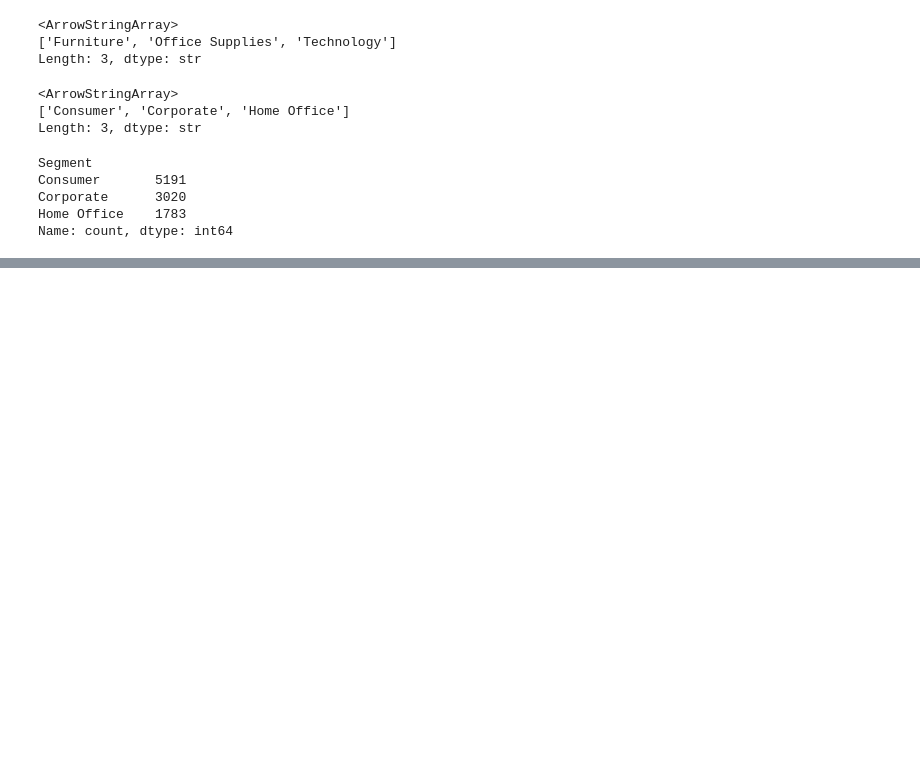
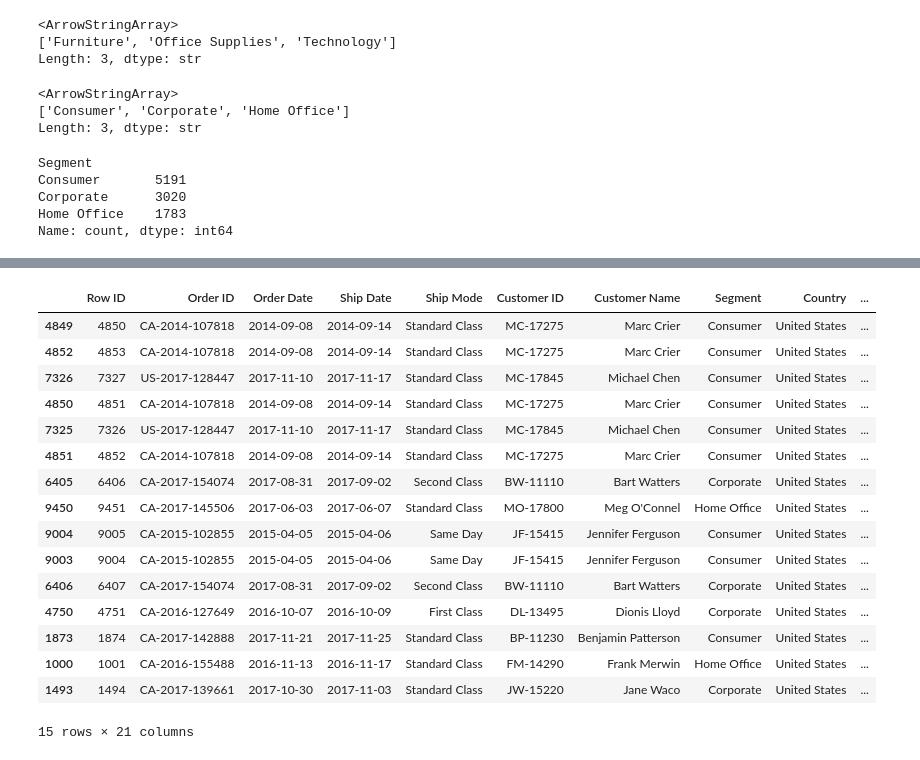
Before and after one commit to grishmamanchekar17-web/Python, a Jupyter notebook: Practice.ipynb, the cells around one changed output, grey strips where cells are left out. Cells and saved outputs as stored; diff of their text form; code cells hidden in the pictures; blank space fills up the shorter version.

Commit message:
pandas-df

```diff
--- a/Practice.ipynb
+++ b/Practice.ipynb
@@ -2005,0 +2025,6 @@ Name: count, dtype: int64
+# %%
+import pandas as pd
+list1=[23,np.nan,6]
+dict1={"price":list1}
+df=pd.DataFrame(dict1)
+df
@@ -2005,0 +2128,20 @@ Name: count, dtype: int64
+# %%
+df.sort_values("Postal Code",ascending=False).head(15)
+# %% [output]
+|  | Row ID | Order ID | Order Date | Ship Date | Ship Mode | Customer ID | Customer Name | Segment | Country | ... |
+| 4849 | 4850 | CA-2014-107818 | 2014-09-08 | 2014-09-14 | Standard Class | MC-17275 | Marc Crier | Consumer | United States | ... |
+| 4852 | 4853 | CA-2014-107818 | 2014-09-08 | 2014-09-14 | Standard Class | MC-17275 | Marc Crier | Consumer | United States | ... |
+| 7326 | 7327 | US-2017-128447 | 2017-11-10 | 2017-11-17 | Standard Class | MC-17845 | Michael Chen | Consumer | United States | ... |
+| 4850 | 4851 | CA-2014-107818 | 2014-09-08 | 2014-09-14 | Standard Class | MC-17275 | Marc Crier | Consumer | United States | ... |
+| 7325 | 7326 | US-2017-128447 | 2017-11-10 | 2017-11-17 | Standard Class | MC-17845 | Michael Chen | Consumer | United States | ... |
+| 4851 | 4852 | CA-2014-107818 | 2014-09-08 | 2014-09-14 | Standard Class | MC-17275 | Marc Crier | Consumer | United States | ... |
+| 6405 | 6406 | CA-2017-154074 | 2017-08-31 | 2017-09-02 | Second Class | BW-11110 | Bart Watters | Corporate | United States | ... |
+| 9450 | 9451 | CA-2017-145506 | 2017-06-03 | 2017-06-07 | Standard Class | MO-17800 | Meg O'Connel | Home Office | United States | ... |
+| 9004 | 9005 | CA-2015-102855 | 2015-04-05 | 2015-04-06 | Same Day | JF-15415 | Jennifer Ferguson | Consumer | United States | ... |
+| 9003 | 9004 | CA-2015-102855 | 2015-04-05 | 2015-04-06 | Same Day | JF-15415 | Jennifer Ferguson | Consumer | United States | ... |
+| 6406 | 6407 | CA-2017-154074 | 2017-08-31 | 2017-09-02 | Second Class | BW-11110 | Bart Watters | Corporate | United States | ... |
+| 4750 | 4751 | CA-2016-127649 | 2016-10-07 | 2016-10-09 | First Class | DL-13495 | Dionis Lloyd | Corporate | United States | ... |
+| 1873 | 1874 | CA-2017-142888 | 2017-11-21 | 2017-11-25 | Standard Class | BP-11230 | Benjamin Patterson | Consumer | United States | ... |
+| 1000 | 1001 | CA-2016-155488 | 2016-11-13 | 2016-11-17 | Standard Class | FM-14290 | Frank Merwin | Home Office | United States | ... |
+| 1493 | 1494 | CA-2017-139661 | 2017-10-30 | 2017-11-03 | Standard Class | JW-15220 | Jane Waco | Corporate | United States | ... |
+15 rows × 21 columns
```
Also changed, not shown: parts of 15 cells of this notebook.
